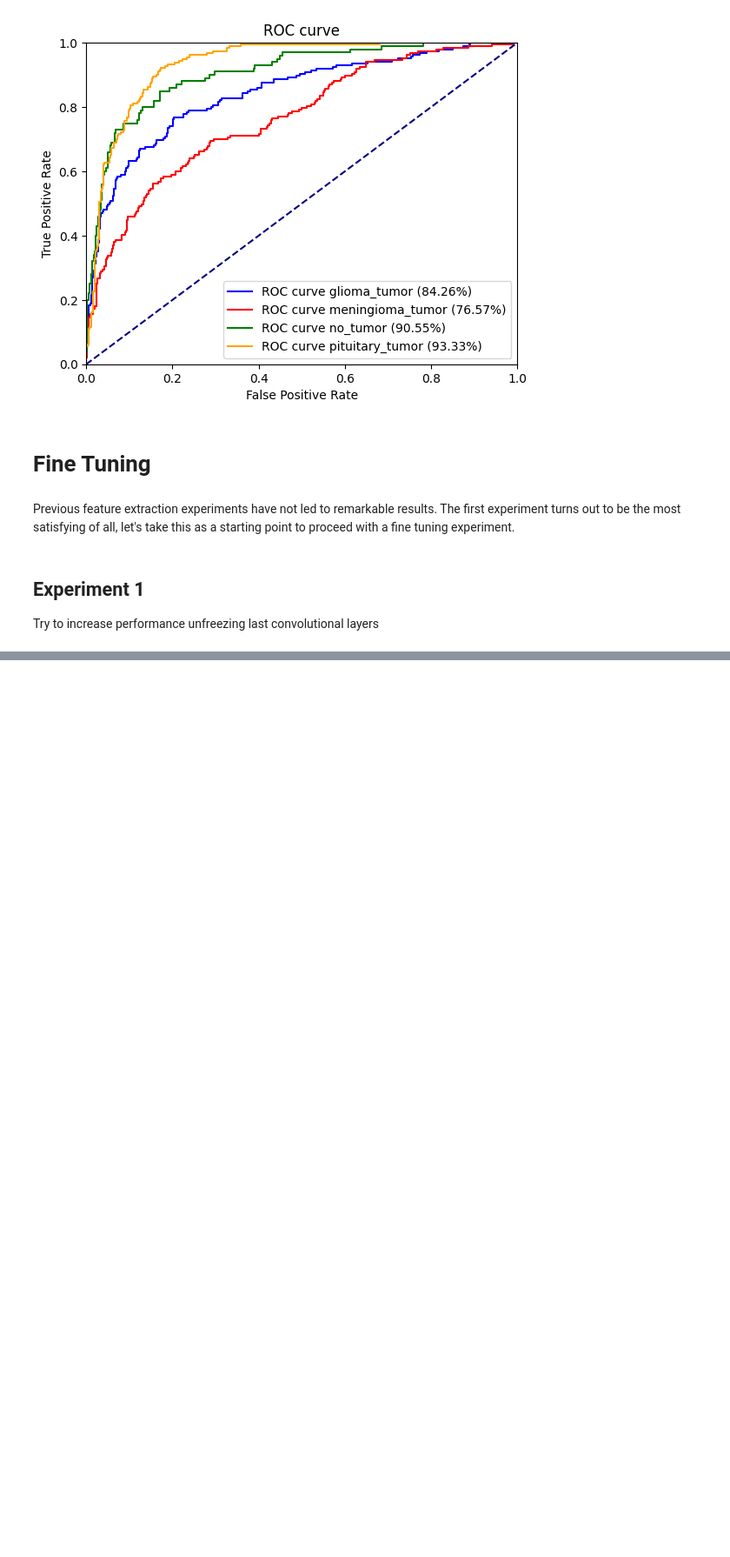
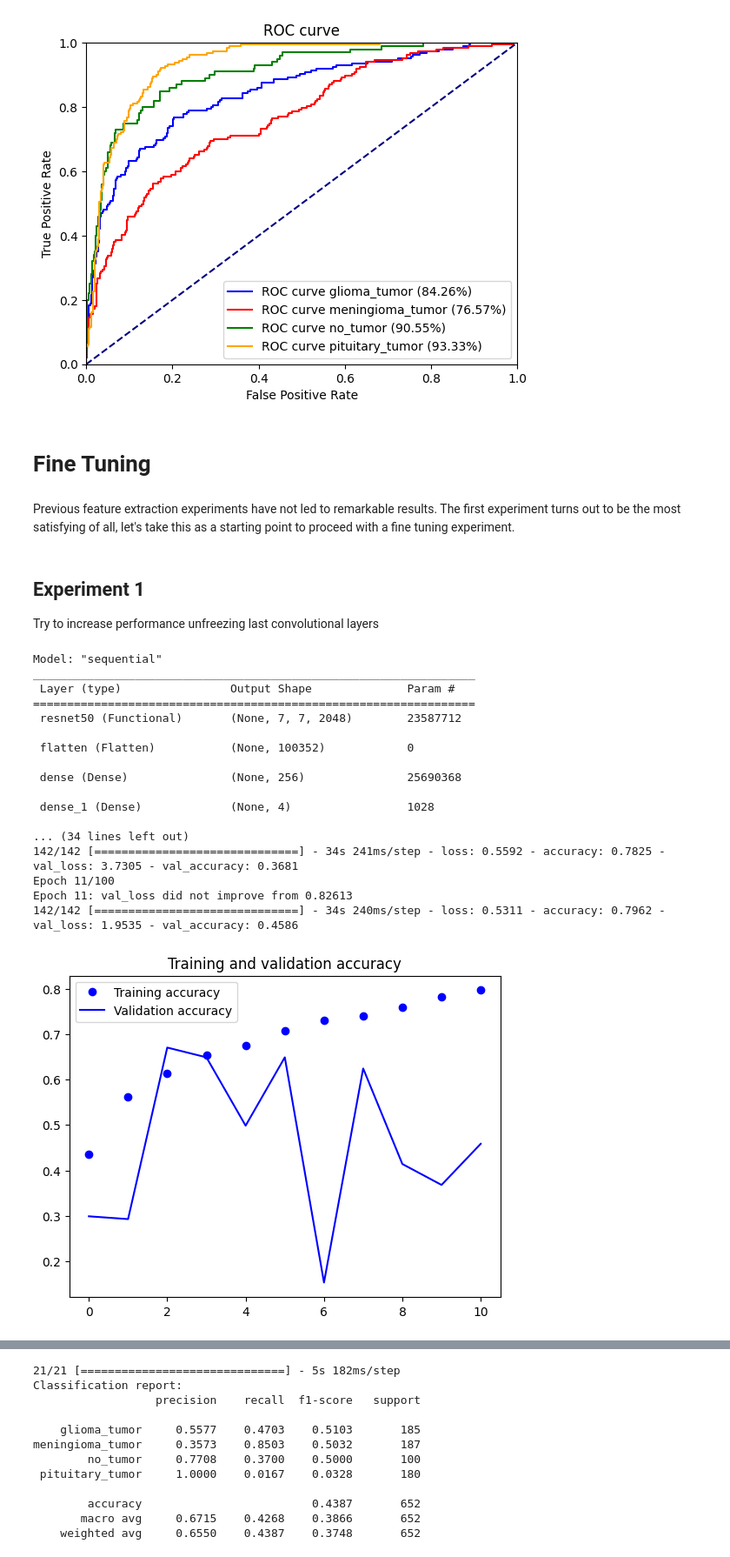
Before and after one commit to mgiorgi13/brain_tumor_classifier, a Jupyter notebook: ResNet_50_pretrained_network.ipynb, the cells around one changed output, grey strips where cells are left out. Shown at 87% size. Cells and saved outputs as stored; diff of their text form; code cells hidden in the pictures; blank space fills up the shorter version.

```diff
--- a/ResNet_50_pretrained_network.ipynb
+++ b/ResNet_50_pretrained_network.ipynb
@@ -637,3 +637,45 @@ Previous feature extraction experiments have not led to remarkable results. The
 # %% [markdown]
 ## Experiment 1
 Try to increase performance unfreezing last convolutional layers
+# %%
+#models_path = dataset_path + "/Models/ResNet50/"
+model_name = "ResNet-50_256"
+
+model = tf.keras.models.load_model(models_path + "/ResNet50/"  + model_name + ".h5")
+
+model.trainable = True
+base_model = model.get_layer('resnet50')
+
+set_trainable = False
+for layer in base_model.layers:
+    if layer.name == 'conv5_block3_1_conv':
+        set_trainable = True
+    if set_trainable:
+        layer.trainable = True
+    else:
+        layer.trainable = False
+
+compile_model(model)
+
+run_model(model, 'ResNet50', "ResNet-50_256_fine_tuning_exp1")
+
+evaluate_model(model, test_generator, "ResNet-50_256_fine_tuning_exp1", "ResNet50")
+# %% [output]
+Model: "sequential"
+_________________________________________________________________
+ Layer (type)                Output Shape              Param #
+=================================================================
+ resnet50 (Functional)       (None, 7, 7, 2048)        23587712
+
+ flatten (Flatten)           (None, 100352)            0
+
+ dense (Dense)               (None, 256)               25690368
+
+ dense_1 (Dense)             (None, 4)                 1028
+
+... (34 lines left out)
+142/142 [==============================] - 34s 241ms/step - loss: 0.5592 - accuracy: 0.7825 - val_loss: 3.7305 - val_accuracy: 0.3681
+Epoch 11/100
+Epoch 11: val_loss did not improve from 0.82613
+142/142 [==============================] - 34s 240ms/step - loss: 0.5311 - accuracy: 0.7962 - val_loss: 1.9535 - val_accuracy: 0.4586
+[figure, added]
@@ -639,0 +683,12 @@ Try to increase performance unfreezing last convolutional layers
+21/21 [==============================] - 5s 182ms/step
+Classification report:
+                  precision    recall  f1-score   support
+
+    glioma_tumor     0.5577    0.4703    0.5103       185
+meningioma_tumor     0.3573    0.8503    0.5032       187
+        no_tumor     0.7708    0.3700    0.5000       100
+ pituitary_tumor     1.0000    0.0167    0.0328       180
+
+        accuracy                         0.4387       652
+       macro avg     0.6715    0.4268    0.3866       652
+    weighted avg     0.6550    0.4387    0.3748       652
```
Also changed, not shown: parts of 8 cells of this notebook.
